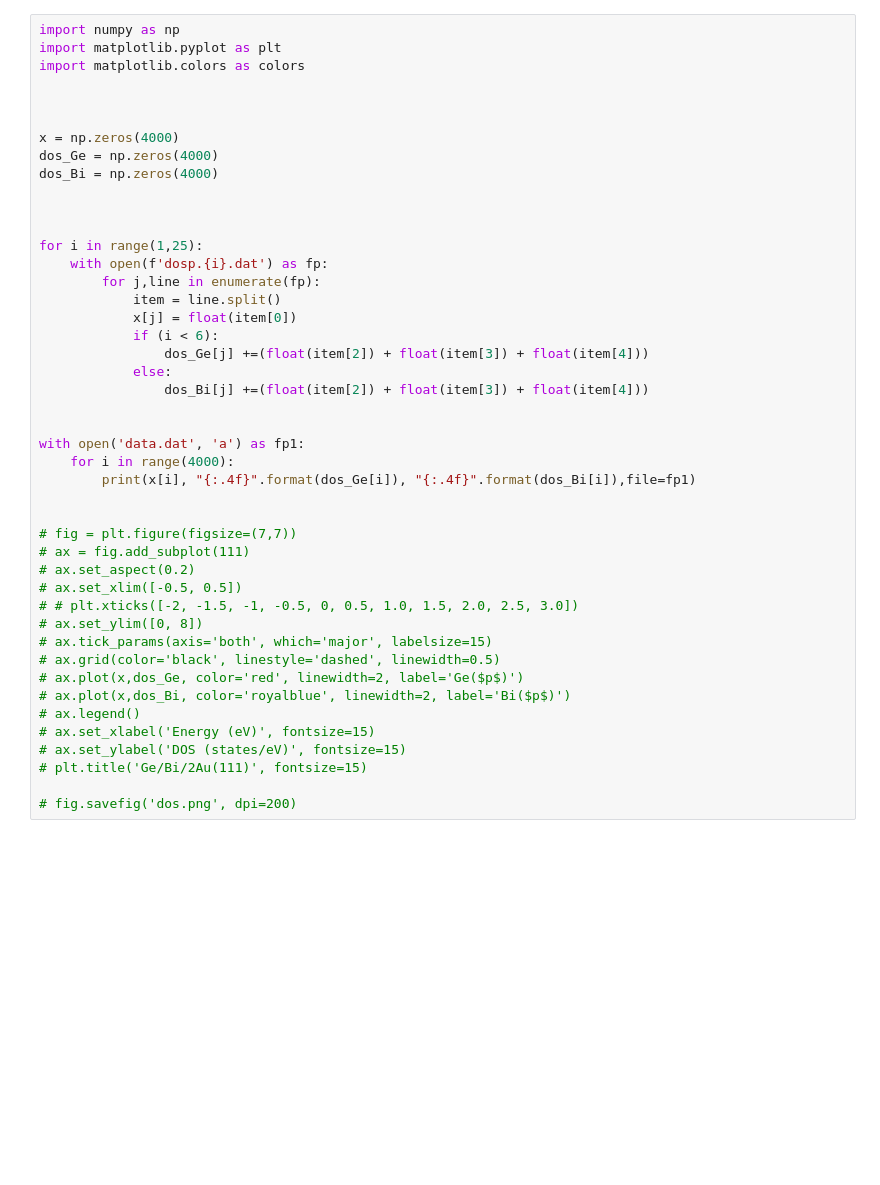
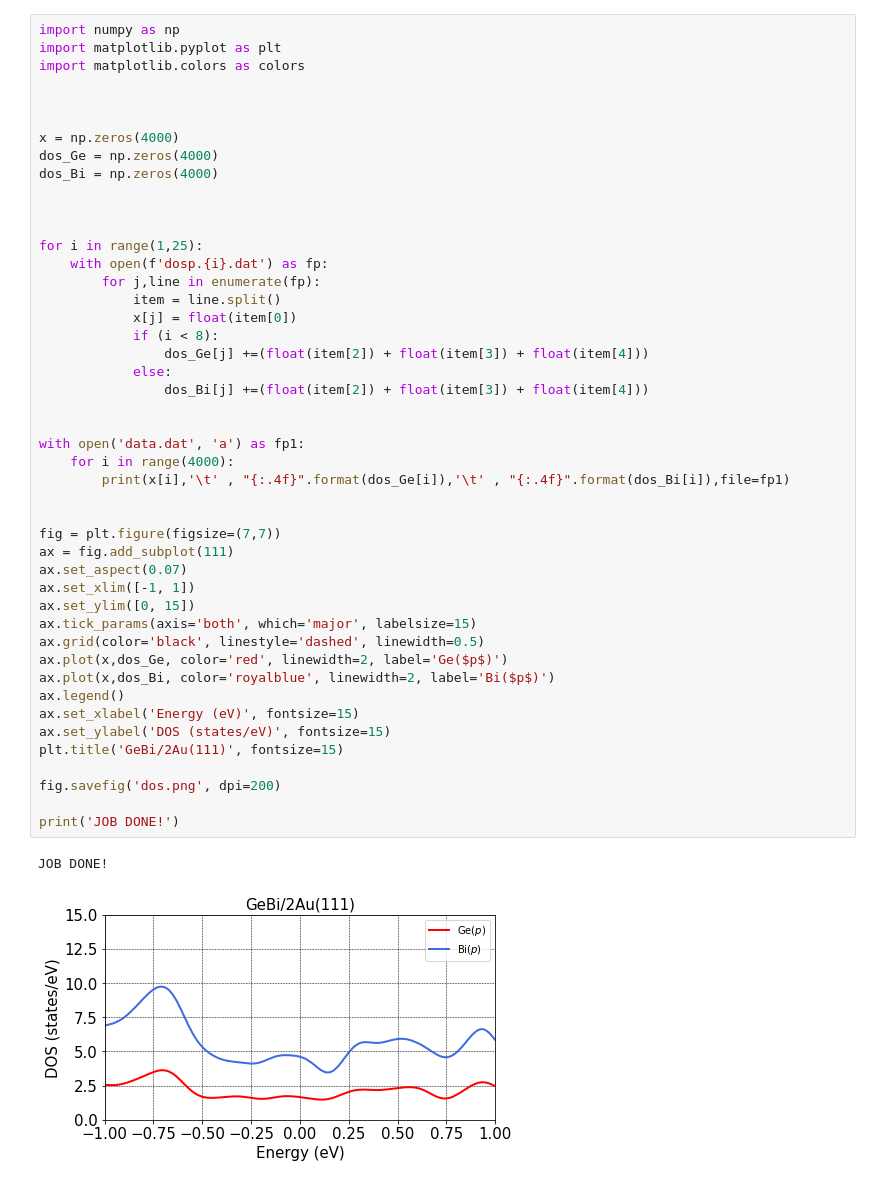
Before and after one commit to danis-b/Jupyter_scripts, a Jupyter notebook: plot_dos/Plot_dos_BiGe.ipynb, the cells around one changed output. Saved outputs shown, nothing was run; the diff lists cells and outputs as text; blank space fills up the shorter version.

Commit message:
plotting scripts

```diff
--- a/plot_dos/Plot_dos_BiGe.ipynb
+++ b/plot_dos/Plot_dos_BiGe.ipynb
@@ -1,45 +1,49 @@
 # %%
 import numpy as np
 import matplotlib.pyplot as plt
 import matplotlib.colors as colors
 
 
 
 x = np.zeros(4000)
 dos_Ge = np.zeros(4000)
 dos_Bi = np.zeros(4000)
 
 
 
 for i in range(1,25):
     with open(f'dosp.{i}.dat') as fp:
         for j,line in enumerate(fp):
             item = line.split()
             x[j] = float(item[0])
-            if (i < 6):
+            if (i < 8):
                 dos_Ge[j] +=(float(item[2]) + float(item[3]) + float(item[4]))
             else:
                 dos_Bi[j] +=(float(item[2]) + float(item[3]) + float(item[4]))
 
 
 with open('data.dat', 'a') as fp1:
     for i in range(4000):
-        print(x[i], "{:.4f}".format(dos_Ge[i]), "{:.4f}".format(dos_Bi[i]),file=fp1)
+        print(x[i],'\t' , "{:.4f}".format(dos_Ge[i]),'\t' , "{:.4f}".format(dos_Bi[i]),file=fp1)
 
 
-# fig = plt.figure(figsize=(7,7))
-# ax = fig.add_subplot(111)
-# ax.set_aspect(0.2)
-# ax.set_xlim([-0.5, 0.5])
-# # plt.xticks([-2, -1.5, -1, -0.5, 0, 0.5, 1.0, 1.5, 2.0, 2.5, 3.0])
-# ax.set_ylim([0, 8])
-# ax.tick_params(axis='both', which='major', labelsize=15)
-# ax.grid(color='black', linestyle='dashed', linewidth=0.5)
-# ax.plot(x,dos_Ge, color='red', linewidth=2, label='Ge($p$)')
-# ax.plot(x,dos_Bi, color='royalblue', linewidth=2, label='Bi($p$)')
-# ax.legend()
-# ax.set_xlabel('Energy (eV)', fontsize=15)
-# ax.set_ylabel('DOS (states/eV)', fontsize=15)
-# plt.title('Ge/Bi/2Au(111)', fontsize=15)
+fig = plt.figure(figsize=(7,7))
+ax = fig.add_subplot(111)
+ax.set_aspect(0.07)
+ax.set_xlim([-1, 1])
+ax.set_ylim([0, 15])
+ax.tick_params(axis='both', which='major', labelsize=15)
+ax.grid(color='black', linestyle='dashed', linewidth=0.5)
+ax.plot(x,dos_Ge, color='red', linewidth=2, label='Ge($p$)')
+ax.plot(x,dos_Bi, color='royalblue', linewidth=2, label='Bi($p$)')
+ax.legend()
+ax.set_xlabel('Energy (eV)', fontsize=15)
+ax.set_ylabel('DOS (states/eV)', fontsize=15)
+plt.title('GeBi/2Au(111)', fontsize=15)
 
-# fig.savefig('dos.png', dpi=200)
+fig.savefig('dos.png', dpi=200)
+
+print('JOB DONE!')
+# %% [output]
+JOB DONE!
+[figure, added]
```
Also changed, not shown: 6 other files.
